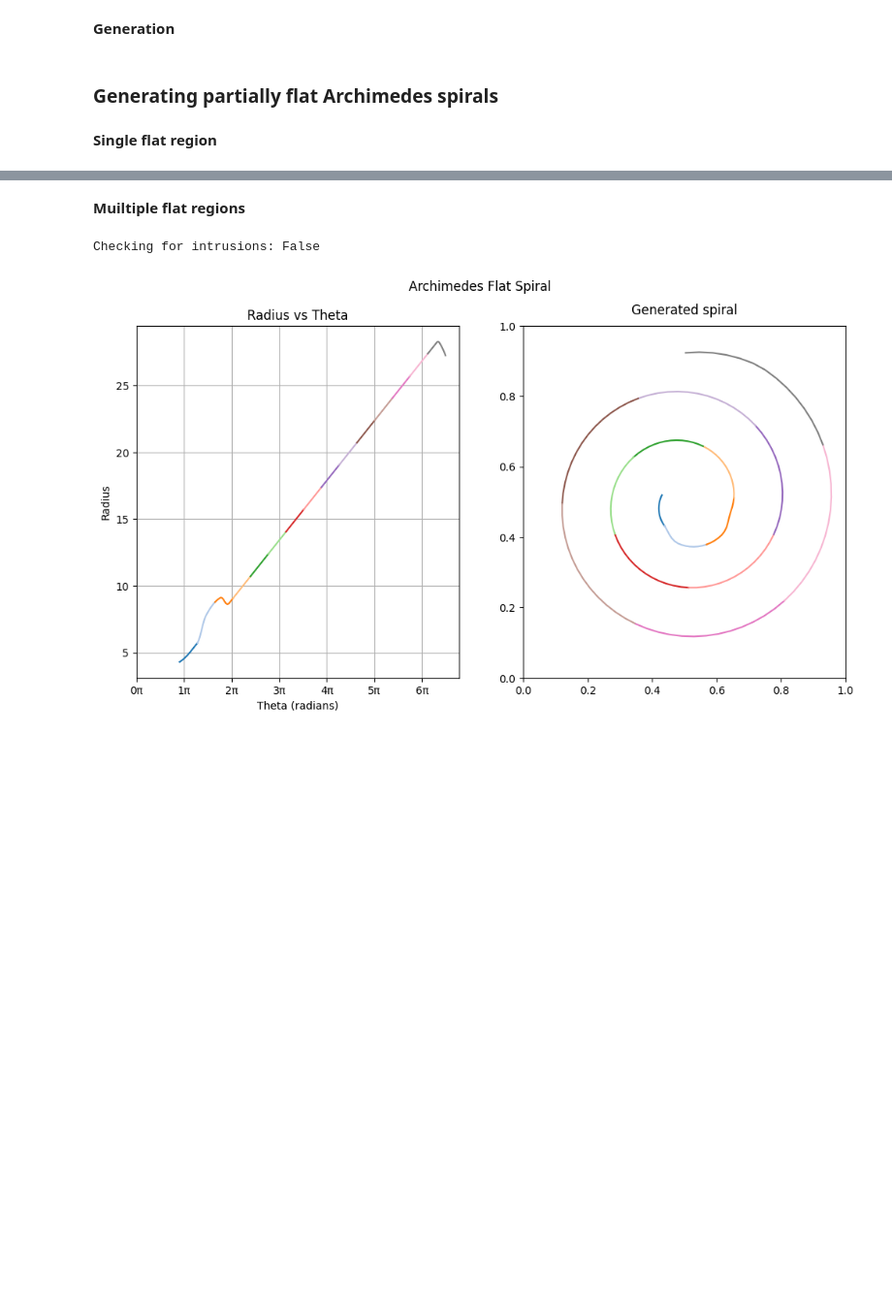
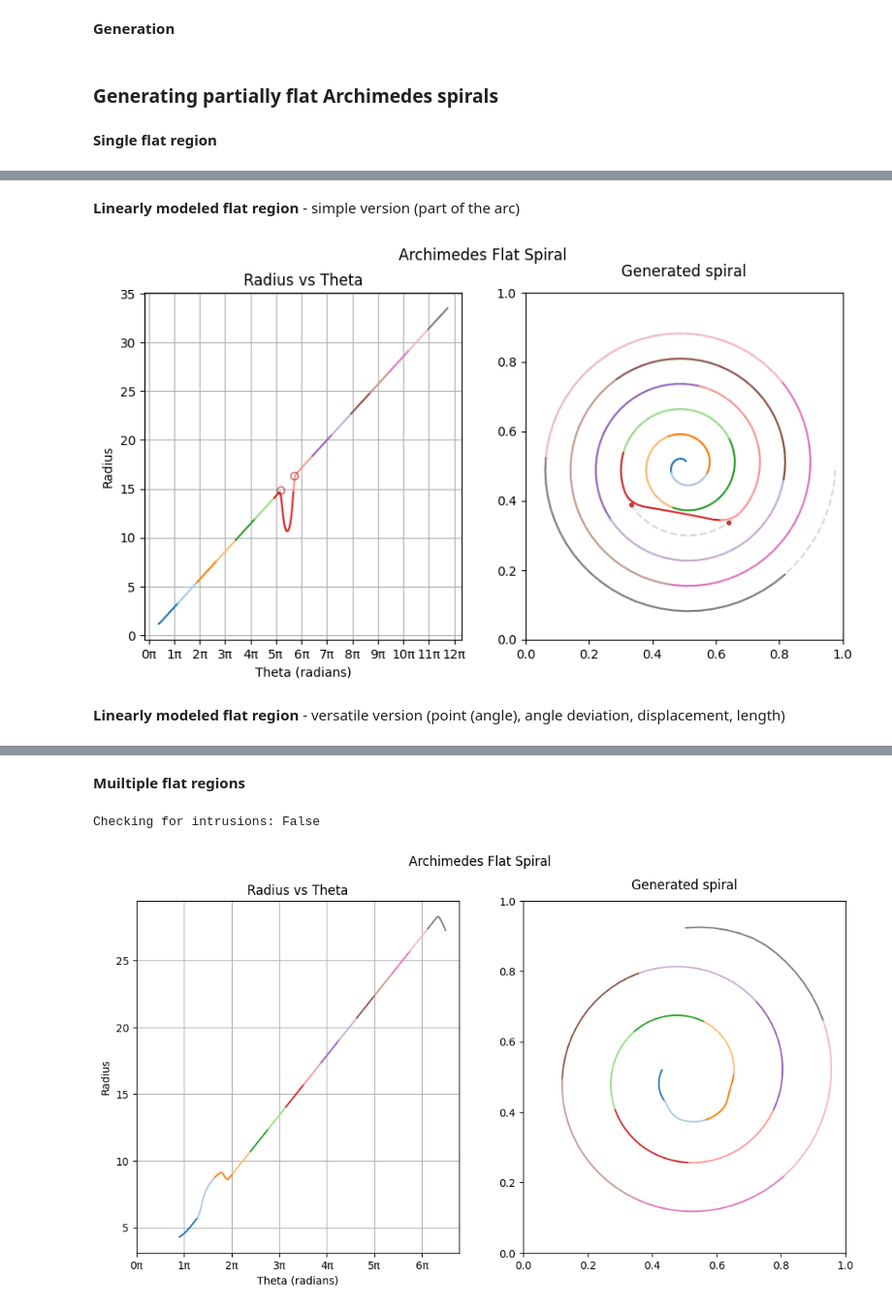
Before and after one commit to TheLegend442/drawing_spirals, a Jupyter notebook: synthetic_data.ipynb, the cells around one changed output, grey strips where cells are left out. Shown at 97% size. Drawn from its saved outputs; the diff is of its cells as text; code cells hidden in the pictures; blank space fills up the shorter version.

```diff
--- a/synthetic_data.ipynb
+++ b/synthetic_data.ipynb
@@ -511,0 +522,68 @@ plot_segmented_spiral(
+# %% [markdown]
+**Linearly modeled flat region** - simple version (part of the arc)
+# %%
+## PARAMETERS
+steps_per_rotation = 100
+max_theta_range = (6*np.pi, 12*np.pi)
+max_theta_offset = np.pi
+k_range = (0.5, 2.0)
+
+## TESTING FLAT ARCHIMEDES SPIRAL GENERATION
+theta_lb = np.random.uniform(0, max_theta_offset)
+theta_ub = np.random.uniform(max_theta_range[0], max_theta_range[1])
+theta = np.linspace(theta_lb, max_theta_range[1], int(steps_per_rotation * ((theta_ub-theta_lb) // (2 * np.pi))))
+k = np.random.uniform(k_range[0], k_range[1])
+r = k * theta
+
+START_ANGLE = 5.2*np.pi
+FLAT_LENGTH = 0.51*np.pi
+start_angle, end_angle = START_ANGLE, START_ANGLE + FLAT_LENGTH
+start_idx = np.argmin(abs(theta - start_angle))
+end_idx = np.argmin(abs(theta - end_angle))
+start_ang, end_ang = theta[start_idx], theta[end_idx]
+start_r, end_r = start_ang * k, end_ang * k
+
+start_point = start_r * np.cos(start_ang), start_r * np.sin(start_ang)
+end_point = end_r * np.cos(end_ang), end_r * np.sin(end_ang)
+
+modified_r = r.copy()
+for ang_idx in range(start_idx + 1, end_idx):
+    ang = theta[ang_idx]
+    t = (np.tan(ang) * start_point[0] - start_point[1]) / (end_point[1] - start_point[1] - np.tan(ang) * (end_point[0] - start_point[0]))
+    x = start_point[0] + t * (end_point[0] - start_point[0])
+    y = start_point[1] + t * (end_point[1] - start_point[1])
+
+    r_temp = np.sqrt(x**2 + y**2)
+    modified_r[ang_idx] = r_temp
+
+r_flat = modified_r.copy()
+r_flat = gaussian_filter(r_flat, sigma=2.0, mode='nearest', radius=2)
+
+fig, axes = plt.subplots(1,2,figsize=(10,5))
+
+ax1 = axes[0]  # Cartesian
+ax2 = fig.add_subplot(1, 2, 2, projection='polar')  # Polar
+
+ax2.plot(theta, r, "--", alpha=0.3, color="grey")
+
+ax1, ax2 = plot_segmented_spiral(
+    gen_theta=theta,
+    gen_r=r_flat,
+    num_segments=15,
+    num_points=len(theta),
+    colors=None,
+    figsize=(12, 6),
+    plot_title=f"Archimedes Flat Spiral",
+    axes=(ax1, ax2)
+)
+
+ax1.plot(start_ang, start_r, marker='o', markersize=6, alpha=0.7, markeredgecolor='firebrick',markerfacecolor='none')
+ax1.plot(end_ang, end_r, marker='o', markersize=6, alpha=0.7, markeredgecolor='firebrick',markerfacecolor='none')
+ax2.plot(start_angle, start_angle*k, marker='o', markersize=3, alpha=0.8, markeredgecolor='firebrick',markerfacecolor='firebrick')
+ax2.plot(end_angle, end_angle*k, marker='o', markersize=3, alpha=0.8, markeredgecolor='firebrick',markerfacecolor='firebrick')
+
+plt.show()
+# %% [output]
+[figure, added]
+# %% [markdown]
+**Linearly modeled flat region** - versatile version (point (angle), angle deviation, displacement, length)
```
Also changed, not shown: parts of 24 cells of this notebook, 12 other files.
